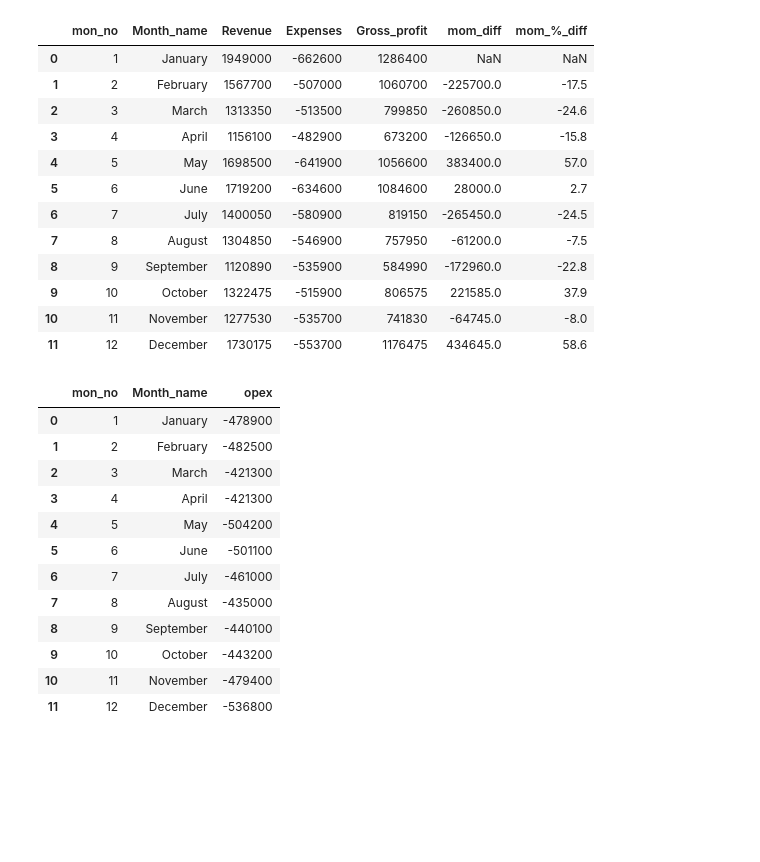
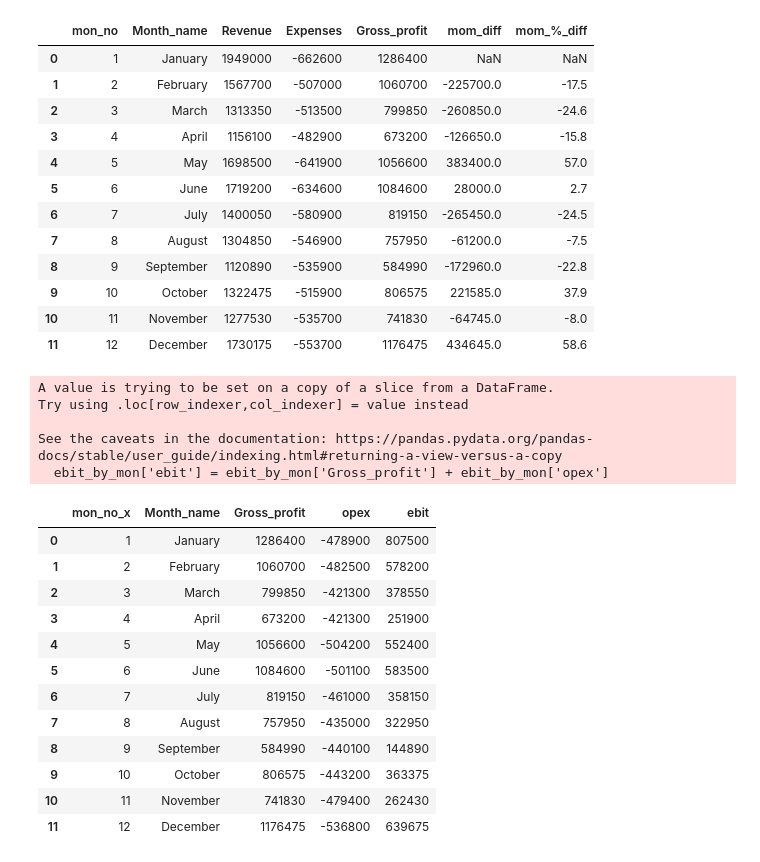
Before and after one commit to djibril968/Python_projects, a Jupyter notebook: Onyx_Financial_Analysis.ipynb, the cells around one changed output. Saved outputs shown, nothing was run; the diff lists cells and outputs as text; code cells hidden in the pictures; blank space fills up the shorter version.

```diff
--- a/Onyx_Financial_Analysis.ipynb
+++ b/Onyx_Financial_Analysis.ipynb
@@ -890,19 +896,28 @@ gp_by_month
 | 9 | 10 | October | 1322475 | -515900 | 806575 | 221585.0 | 37.9 |
 | 10 | 11 | November | 1277530 | -535700 | 741830 | -64745.0 | -8.0 |
 | 11 | 12 | December | 1730175 | -553700 | 1176475 | 434645.0 | 58.6 |
-# %%
-opex_by_mon
-# %% [output]
-|  | mon_no | Month_name | opex |
-| 0 | 1 | January | -478900 |
-| 1 | 2 | February | -482500 |
-| 2 | 3 | March | -421300 |
-| 3 | 4 | April | -421300 |
-| 4 | 5 | May | -504200 |
-| 5 | 6 | June | -501100 |
-| 6 | 7 | July | -461000 |
-| 7 | 8 | August | -435000 |
-| 8 | 9 | September | -440100 |
-| 9 | 10 | October | -443200 |
-| 10 | 11 | November | -479400 |
-| 11 | 12 | December | -536800 |
+# %%
+ebit_by_mon_ext = opex_by_mon.merge(gp_by_month, on= 'Month_name', how= 'inner')
+ebit_by_mon = ebit_by_mon_ext[['mon_no_x', 'Month_name', 'Gross_profit', 'opex']]
+
+ebit_by_mon['ebit'] = ebit_by_mon['Gross_profit'] + ebit_by_mon['opex']
+ebit_by_mon
+# %% [output]
+A value is trying to be set on a copy of a slice from a DataFrame.
+Try using .loc[row_indexer,col_indexer] = value instead
+
+See the caveats in the documentation: https://pandas.pydata.org/pandas-docs/stable/user_guide/indexing.html#returning-a-view-versus-a-copy
+  ebit_by_mon['ebit'] = ebit_by_mon['Gross_profit'] + ebit_by_mon['opex']
+|  | mon_no_x | Month_name | Gross_profit | opex | ebit |
+| 0 | 1 | January | 1286400 | -478900 | 807500 |
+| 1 | 2 | February | 1060700 | -482500 | 578200 |
+| 2 | 3 | March | 799850 | -421300 | 378550 |
+| 3 | 4 | April | 673200 | -421300 | 251900 |
+| 4 | 5 | May | 1056600 | -504200 | 552400 |
+| 5 | 6 | June | 1084600 | -501100 | 583500 |
+| 6 | 7 | July | 819150 | -461000 | 358150 |
+| 7 | 8 | August | 757950 | -435000 | 322950 |
+| 8 | 9 | September | 584990 | -440100 | 144890 |
+| 9 | 10 | October | 806575 | -443200 | 363375 |
+| 10 | 11 | November | 741830 | -479400 | 262430 |
+| 11 | 12 | December | 1176475 | -536800 | 639675 |
```
Also changed, not shown: parts of 1 cell of this notebook.
